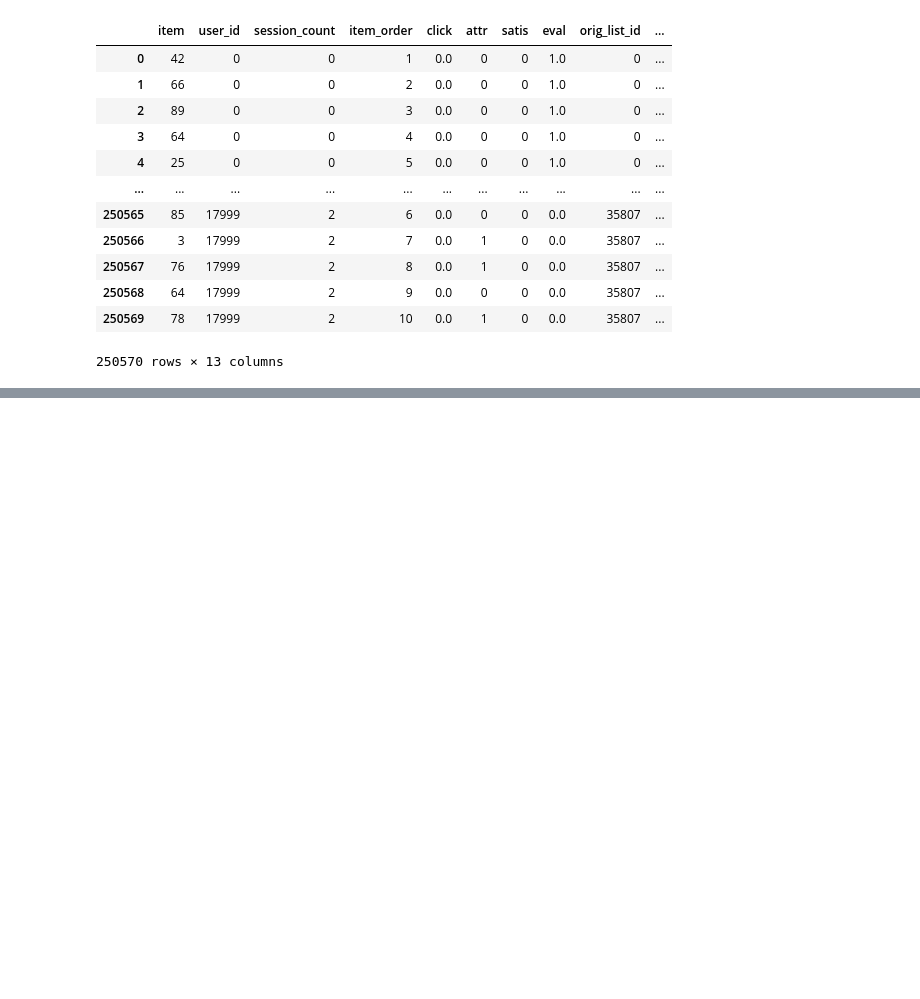
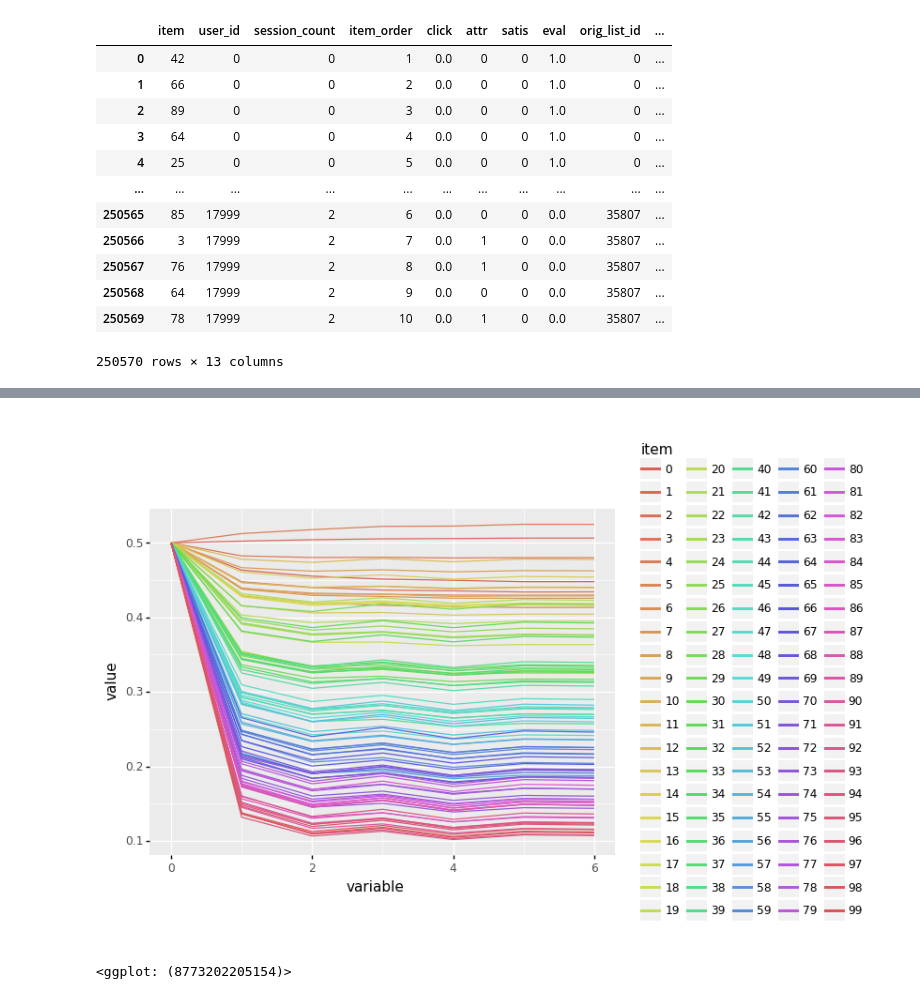
Before and after one commit to cornederuijtnw/GCM, a Jupyter notebook: jupyter notebooks/czm_fit_example.ipynb, the cells around one changed output, grey strips where cells are left out. Saved outputs shown, nothing was run; the diff lists cells and outputs as text; code cells hidden in the pictures; blank space fills up the shorter version.

```diff
--- a/jupyter notebooks/czm_fit_example.ipynb
+++ b/jupyter notebooks/czm_fit_example.ipynb
@@ -197,0 +218,13 @@ Running M-step ...
+# %%
+phi_S_pd = pd.DataFrame(phi_S_mat)
+phi_S_pd['item'] = np.arange(phi_S_pd.shape[0])
+phi_S_pd = pd.melt(phi_S_pd, id_vars=['item'])
+phi_S_pd['variable'] = phi_S_pd['variable'].astype(float)
+phi_S_pd['item'] = phi_S_pd['item'].astype('category')
+
+(ggplot(phi_S_pd) +
+geom_line(aes(x='variable', y='value', color='item'))
+)
+# %% [output]
+[figure, added]
+<ggplot: (8773202205154)>
```
Also changed, not shown: parts of 12 cells of this notebook, 13 other files.
